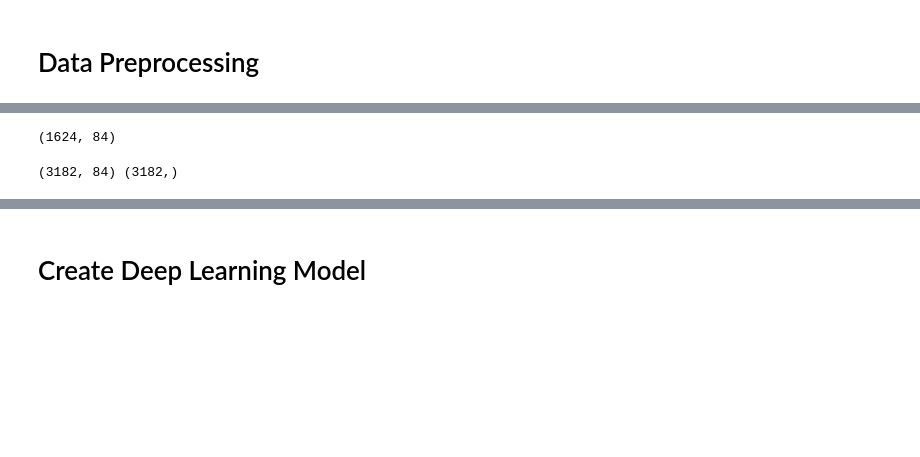
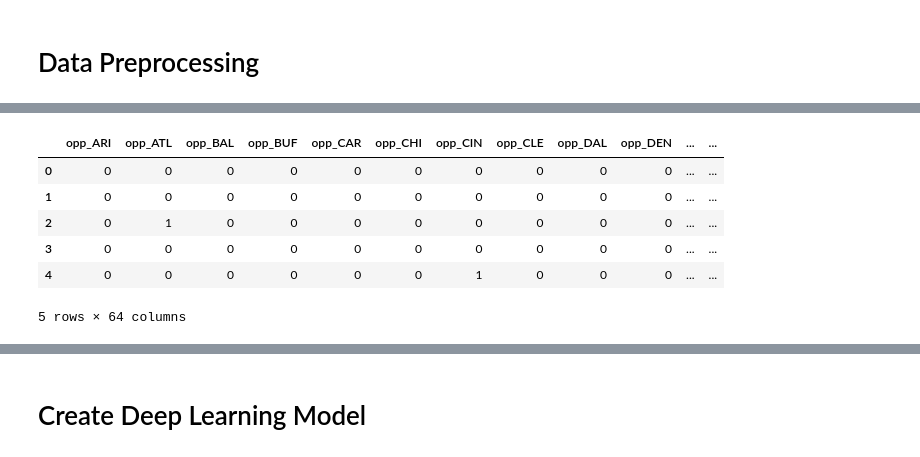
Before and after one commit to mynameisjohnn/nfl_dashboard, a Jupyter notebook: deep_neural_network.ipynb, the cells around one changed output, grey strips where cells are left out. Drawn from its saved outputs; the diff is of its cells as text; code cells hidden in the pictures; blank space fills up the shorter version.

```diff
--- a/deep_neural_network.ipynb
+++ b/deep_neural_network.ipynb
@@ -130,9 +63,0 @@ X_test = pd.get_dummies(X_test)
-# %%
-X_test.shape
-# %% [output]
-(1624, 84)
-# %%
-y_train = train_df["result"]
-print(X_train.shape, y_train.shape)
-# %% [output]
-(3182, 84) (3182,)
@@ -140,0 +64,12 @@ y_test = test_df["result"]
+# %%
+# Grab dummy variables
+dummy_vars = pd.get_dummies(df[["opp", "team"]])
+dummy_vars.head()
+# %% [output]
+|  | opp_ARI | opp_ATL | opp_BAL | opp_BUF | opp_CAR | opp_CHI | opp_CIN | opp_CLE | opp_DAL | opp_DEN | ... | ... |
+| 0 | 0 | 0 | 0 | 0 | 0 | 0 | 0 | 0 | 0 | 0 | ... | ... |
+| 1 | 0 | 0 | 0 | 0 | 0 | 0 | 0 | 0 | 0 | 0 | ... | ... |
+| 2 | 0 | 1 | 0 | 0 | 0 | 0 | 0 | 0 | 0 | 0 | ... | ... |
+| 3 | 0 | 0 | 0 | 0 | 0 | 0 | 0 | 0 | 0 | 0 | ... | ... |
+| 4 | 0 | 0 | 0 | 0 | 0 | 0 | 1 | 0 | 0 | 0 | ... | ... |
+5 rows × 64 columns
```
Also changed, not shown: parts of 42 cells of this notebook, 3 other files.
